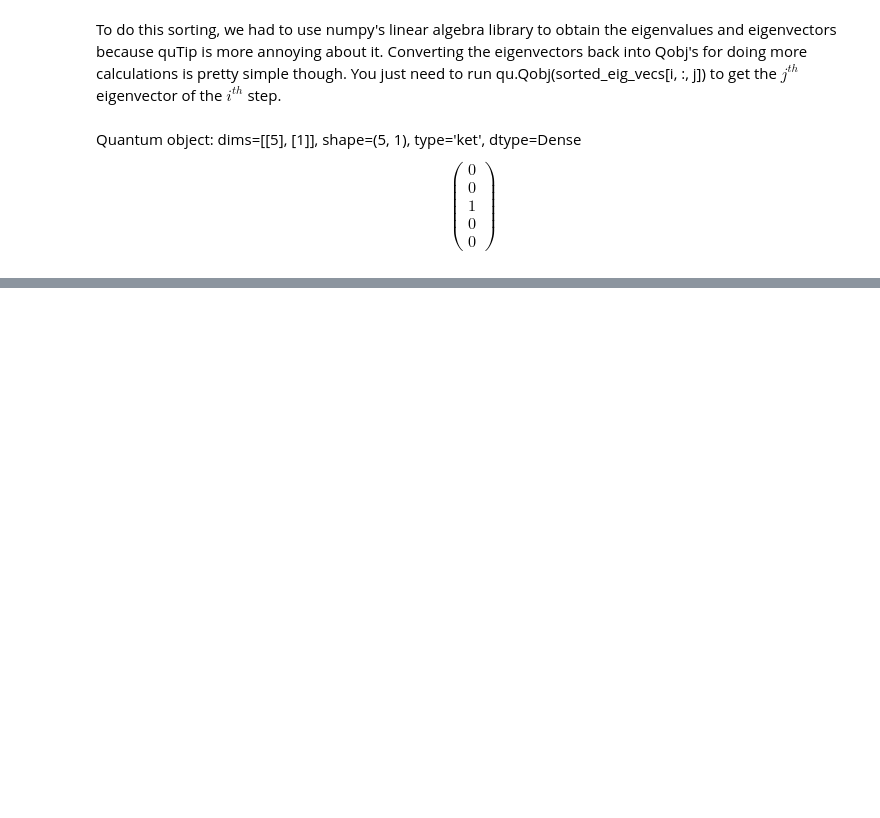
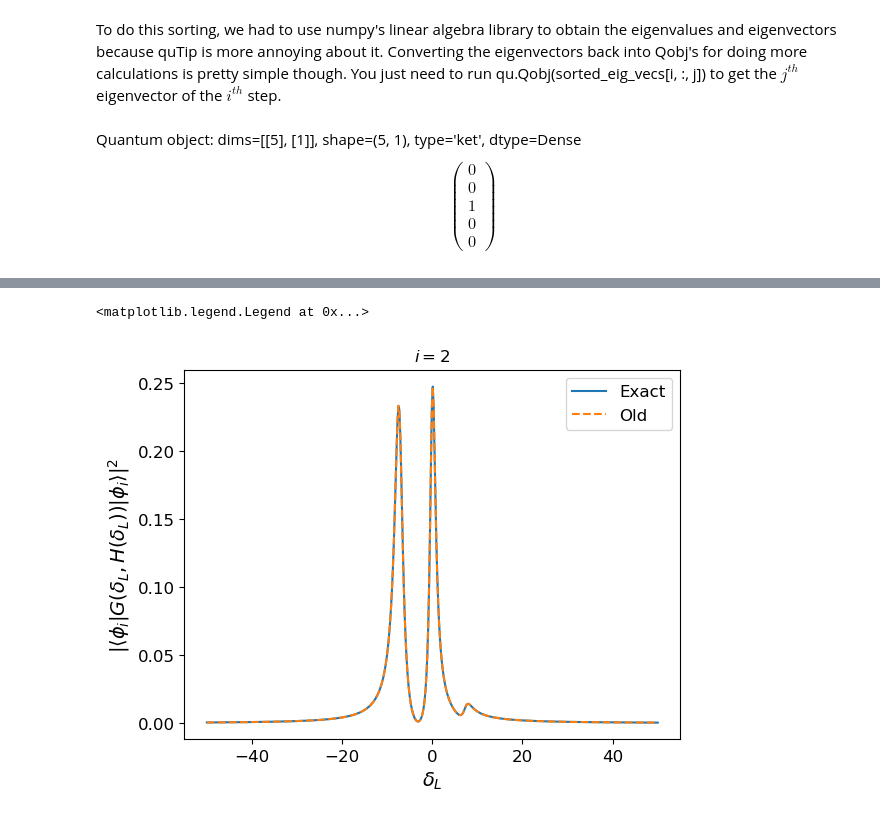
Before and after one commit to jleamer/mode_cooling, a Jupyter notebook: rydberg_calcs/gf_approach.ipynb, the cells around one changed output, grey strips where cells are left out. Drawn from its saved outputs; the diff is of its cells as text; code cells hidden in the pictures; blank space fills up the shorter version.

```diff
--- a/rydberg_calcs/gf_approach.ipynb
+++ b/rydberg_calcs/gf_approach.ipynb
@@ -927,0 +988,14 @@ Quantum object: dims=[[5], [1]], shape=(5, 1), type='ket', dtype=Dense$$\left(\b
+# %%
+# Get the exact results in the eigenstate basis for comparison
+# Set up array for storage
+up_ex_eig_Gs = np.zeros((H0_eigs[0].shape[0], δL.shape[0]), dtype=complex)
+
+# Loop over eigenstates
+for i in range(H0_eigs[0].shape[0]):
+    # Loop over δL
+    for j in range(δL.shape[0]):
+        # Get eigenstate of interest for the current δL value
+        temp_eig = qu.Qobj(sorted_eig_vecs[j,:,i])
+
+        # Calculate expectation of exact Gs in this state
+        up_ex_eig_Gs[i][j] = temp_eig.dag() * updated_Gs[j] * temp_eig
@@ -927,0 +1006,12 @@ Quantum object: dims=[[5], [1]], shape=(5, 1), type='ket', dtype=Dense$$\left(\b
+# %%
+j = 2
+plt.plot(δL, np.abs(up_ex_eig_Gs[3]) ** 2, label='Exact')
+#plt.plot(δL, np.abs(updated_lsf_Gs[j]) ** 2, '--', label='2 term R')
+plt.plot(δL, np.abs(ele_Gs[0]) ** 2, '--', label='Old')
+plt.xlabel("$\\delta_L$")
+plt.ylabel("$|\\langle\\phi_i|G(\\delta_L,H(\\delta_L))|\\phi_i\\rangle|^2$")
+plt.title("$i="+str(j)+"$")
+plt.legend()
+# %% [output]
+<matplotlib.legend.Legend at 0x...>
+[figure, added]
```
Also changed, not shown: parts of 32 cells of this notebook, 1 other file.
